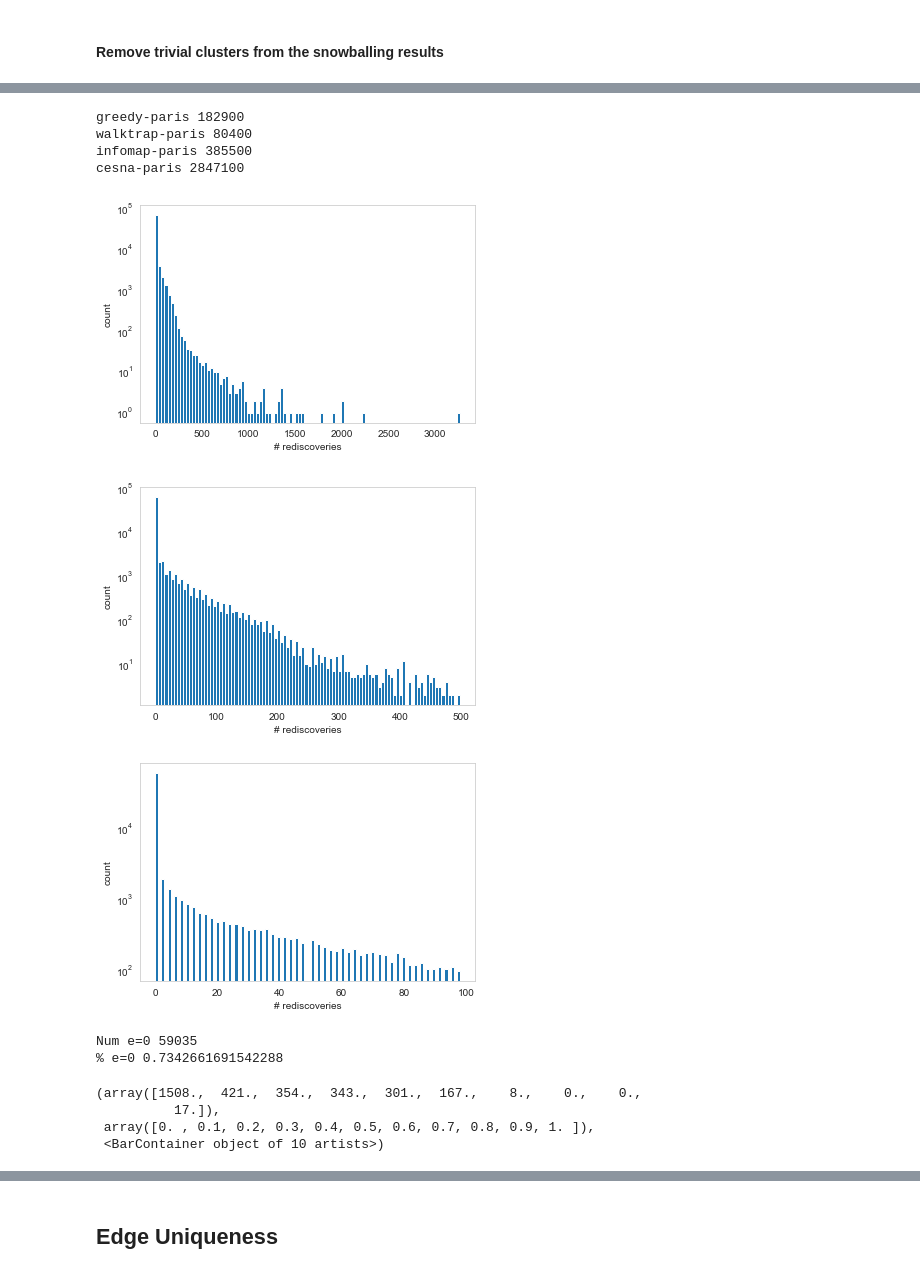
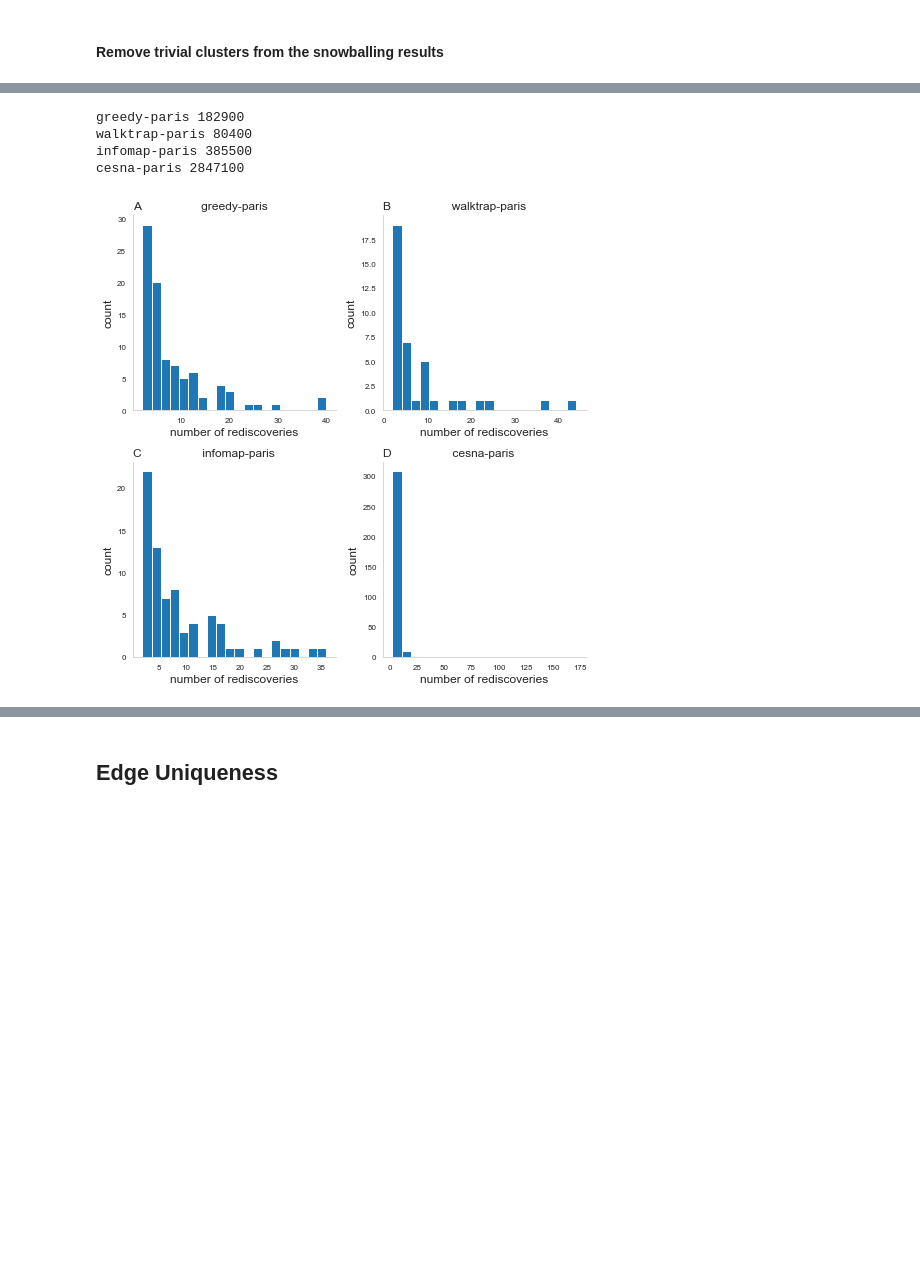
Before and after one commit to MSBradshaw/BOCC, a Jupyter notebook: Experiments/make_figures.ipynb, the cells around one changed output, grey strips where cells are left out. Saved outputs shown, nothing was run; the diff lists cells and outputs as text; code cells hidden in the pictures; blank space fills up the shorter version.

Commit message:
removed figures that will not longer be used and added genetic algo ones

```diff
--- a/Experiments/make_figures.ipynb
+++ b/Experiments/make_figures.ipynb
@@ -320,10 +320,10 @@ plt.show()
 ## Snowball simulation results
 # %%
 # load rediscovery stats
-g_snow = pd.read_csv('../SnowballResults/snowball.paris.greedy.String_HPO_2020.phenotypic_branch.tsv',sep='\t')
-w_snow = pd.read_csv('../SnowballResults/snowball.paris.walktrap.String_HPO_2020.phenotypic_branch.tsv',sep='\t')
-i_snow = pd.read_csv('../SnowballResults/snowball.paris.infomap.String_HPO_2020.phenotypic_branch.tsv',sep='\t')
-c_snow = pd.read_csv('../SnowballResults/snowball.paris.cesna.String_HPO_2020.phenotypic_branch.tsv',sep='\t')
+g_snow = pd.read_csv('../SnowballResultsFixed/snowball.paris.greedy.String_HPO_2020.phenotypic_branch.tsv',sep='\t')
+w_snow = pd.read_csv('../SnowballResultsFixed/snowball.paris.walktrap.String_HPO_2020.phenotypic_branch.tsv',sep='\t')
+i_snow = pd.read_csv('../SnowballResultsFixed/snowball.paris.infomap.String_HPO_2020.phenotypic_branch.tsv',sep='\t')
+c_snow = pd.read_csv('../SnowballResultsFixed/snowball.paris.cesna.String_HPO_2020.phenotypic_branch.tsv',sep='\t')
 print(g_snow.shape)
 print(w_snow.shape)
 print(i_snow.shape)
@@ -362,7 +362,7 @@ def empircal_p(o: int, e: typing.List[int]) -> float:
     """
     return float(1 - (sum([ o > x for x in e]) / len(e)))
 
-l2r_p = {'algorithm':[],'cluster_id':[],'log2ratio':[],'p-value':[]}
+l2r_p = {'algorithm':[],'cluster_id':[],'log2ratio':[],'p-value':[],'has_a_rediscovery':[],'num_rediscoveries':[]}
 
 # test the functions
 assert(log_2_ratio(2,[2,2,2]) == 0)
@@ -388,6 +388,8 @@ for df,algo in zip([g_snow, w_snow, i_snow, c_snow],algos):
         l2r_p['cluster_id'].append(cid)
         l2r_p['log2ratio'].append(l2r)
         l2r_p['p-value'].append(p)
+        l2r_p['has_a_rediscovery'].append(observed > 0)
+        l2r_p['num_rediscoveries'].append(observed)
 l2r_p_df = pd.DataFrame(l2r_p)
 print(l2r_p_df.columns)
 print(l2r_p_df.shape)
@@ -441,42 +493,23 @@ print(l2r_p_df.shape)
 # %%
 for k in expecteds.keys():
     print(k,len(expecteds[k]))
 
-plt.hist(expecteds['walktrap-paris'],bins=100)
-plt.yscale('log')
-plt.xlabel('# rediscoveries')
-plt.ylabel('count')
-plt.show()
-
-plt.hist([x for x in expecteds['walktrap-paris'] if x < 500],bins=100)
-plt.yscale('log')
-plt.xlabel('# rediscoveries')
-plt.ylabel('count')
-plt.show()
-
-plt.hist([x for x in expecteds['walktrap-paris'] if x < 100],bins=100)
-plt.yscale('log')
-plt.xlabel('# rediscoveries')
-plt.ylabel('count')
-plt.show()
-
-num_zeros = sum([ x == 0 for x in expecteds['walktrap-paris']])
-print('Num e=0',num_zeros)
-print('% e=0',num_zeros/len(expecteds['walktrap-paris']))
-
-
-plt.hist(l2r_p_df['p-value'])
+fig, ax = plt.subplots(2,2)
+fig.set_size_inches(7, 7)
+letters = ['A','B','C','D']
+for i,algo in enumerate(l2r_p_df['algorithm'].unique()):
+    sub = l2r_p_df[l2r_p_df['algorithm'] == algo]
+    subsub = sub[sub['has_a_rediscovery'] == True]
+    ax[i//2,i%2].hist(subsub['num_rediscoveries'], bins=20)
+    ax[i//2,i%2].set_title(letters[i] + '                  ' + algo,loc='left',fontsize=std_fontsize)
+    ax[i//2,i%2].set_xlabel('number of rediscoveries',fontsize=std_fontsize)
+    ax[i//2,i%2].set_ylabel('count',fontsize=std_fontsize)
+    clear_ax(ax[i//2,i%2],bottom=True, left=True)
+plt.tight_layout()
+plt.savefig('../PublicationFigures/number_of_rediscoveries.filtered.png',dpi=300)
 # %% [output]
 greedy-paris 182900
 walktrap-paris 80400
 infomap-paris 385500
 cesna-paris 2847100
-[figure, old version]
+[figure, new version]
-[figure, removed]
-[figure, removed]
-Num e=0 59035
-% e=0 0.7342661691542288
-(array([1508.,  421.,  354.,  343.,  301.,  167.,    8.,    0.,    0.,
-          17.]),
- array([0. , 0.1, 0.2, 0.3, 0.4, 0.5, 0.6, 0.7, 0.8, 0.9, 1. ]),
- <BarContainer object of 10 artists>)
```
Also changed, not shown: parts of 9 cells of this notebook.
